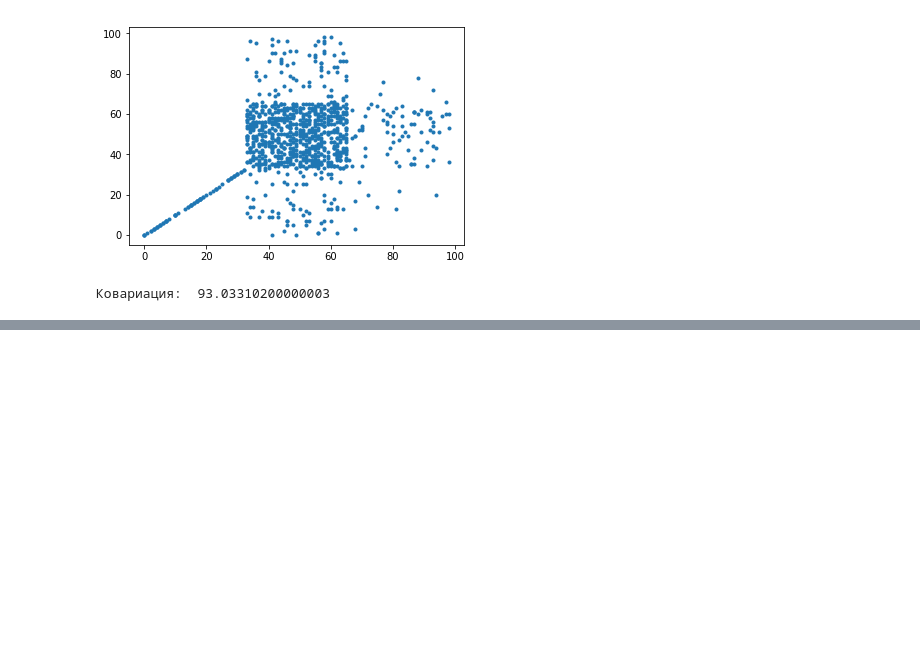
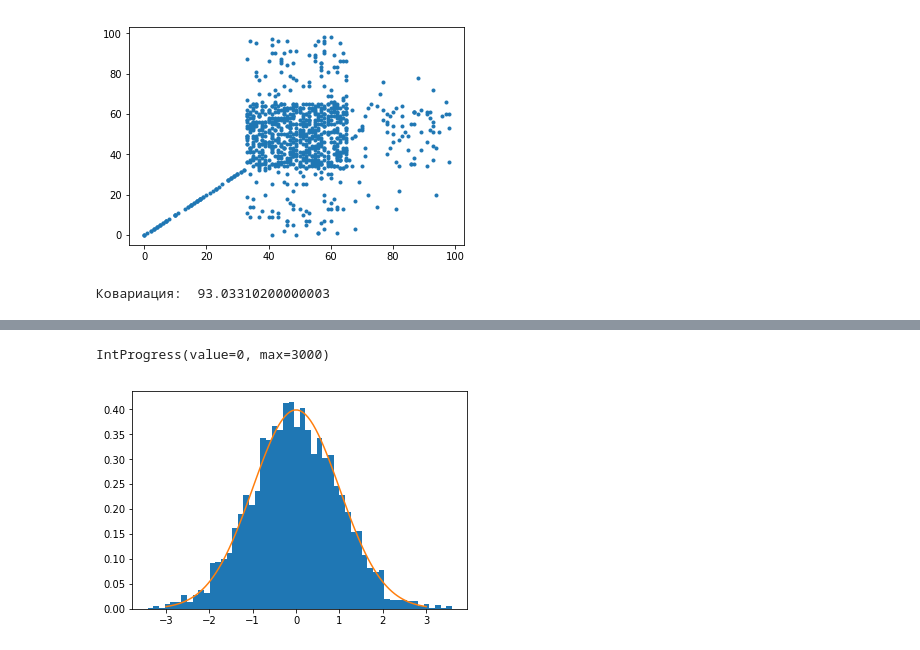
Before and after one commit to samonenko/into_data_maining, a Jupyter notebook: Теория вероятности и статистика.ipynb, the cells around one changed output, grey strips where cells are left out. Drawn from its saved outputs; the diff is of its cells as text; code cells hidden in the pictures; blank space fills up the shorter version.

```diff
--- a/Теория вероятности и статистика.ipynb
+++ b/Теория вероятности и статистика.ipynb
@@ -455,0 +476,10 @@ print(X.var(ddof=1))
+# %%
+N = 50
+A3 = np.random.rand(N)
+P3 = np.random.rand(N)
+P3 = P3 / P3.sum()
+
+central_limit_theorem(A3, P3, 3000, 3000)
+# %% [output]
+IntProgress(value=0, max=3000)
+[figure, added]
```
Also changed, not shown: parts of 28 cells of this notebook.
